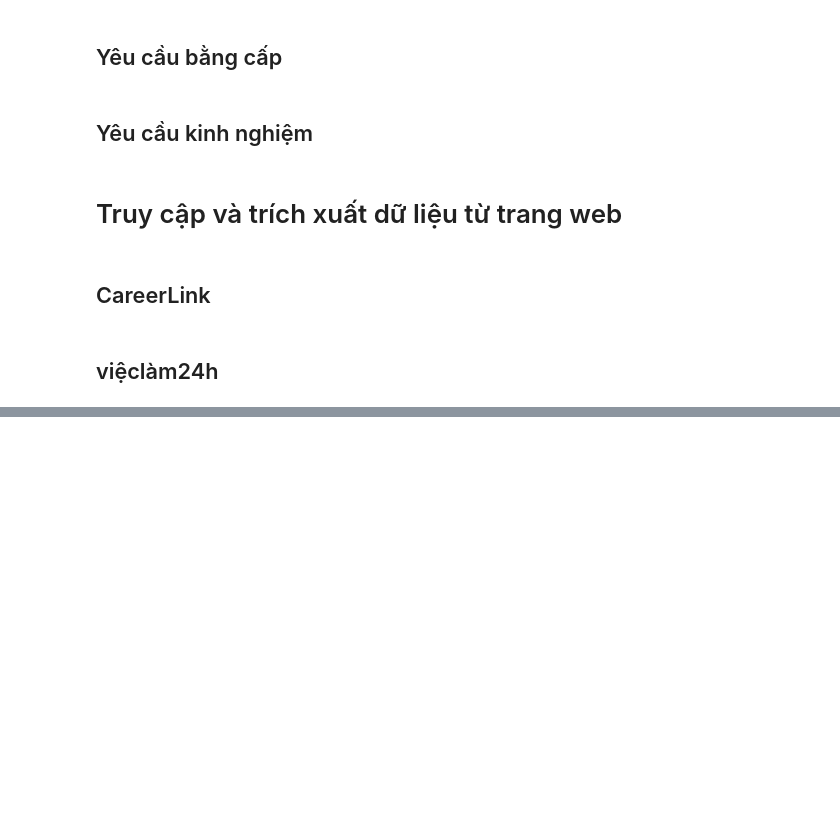
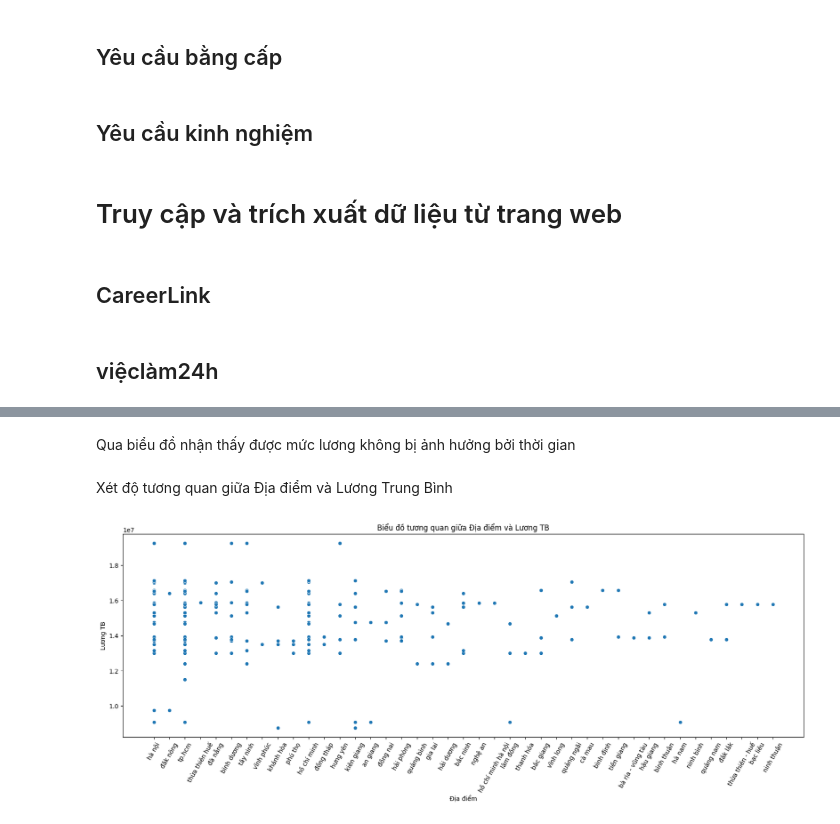
Before and after one commit to AnhDuy441/Final-Project-Data-Science, a Jupyter notebook: source.ipynb, the cells around one changed output, grey strips where cells are left out. Drawn from its saved outputs; the diff is of its cells as text; code cells hidden in the pictures; blank space fills up the shorter version.

```diff
--- a/source.ipynb
+++ b/source.ipynb
@@ -624,0 +1030,13 @@ driver.quit()
+# %% [markdown]
+Qua biểu đồ nhận thấy được mức lương không bị ảnh hưởng bởi thời gian
+# %% [markdown]
+Xét độ tương quan giữa Địa điểm và Lương Trung Bình
+# %%
+# Vẽ biểu đồ scatter plot với seaborn
+plt.figure(figsize=(20, 6))
+sns.scatterplot(x='Địa điểm', y='Lương TB', data=df_filtered)
+plt.title('Biểu đồ tương quan giữa Địa điểm và Lương TB')
+plt.xticks(rotation=60)
+plt.show()
+# %% [output]
+[figure, added]
```
Also changed, not shown: parts of 85 cells of this notebook.
